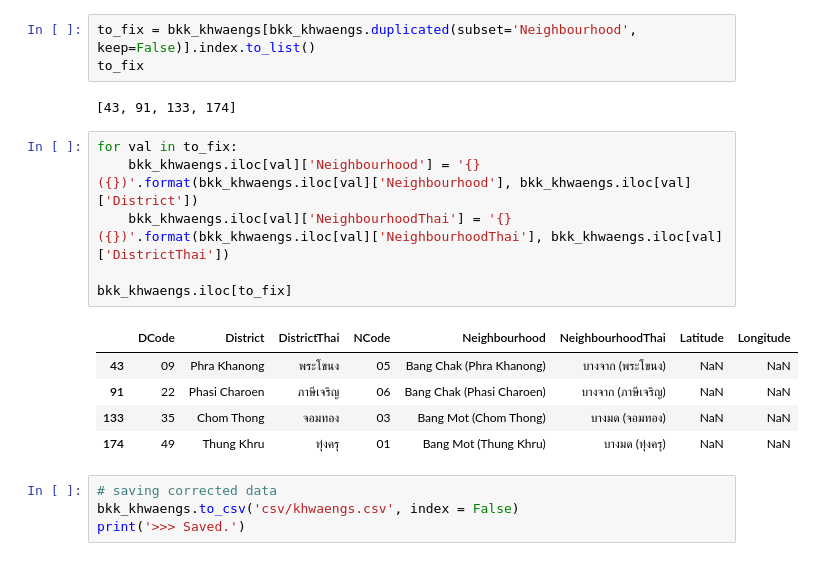
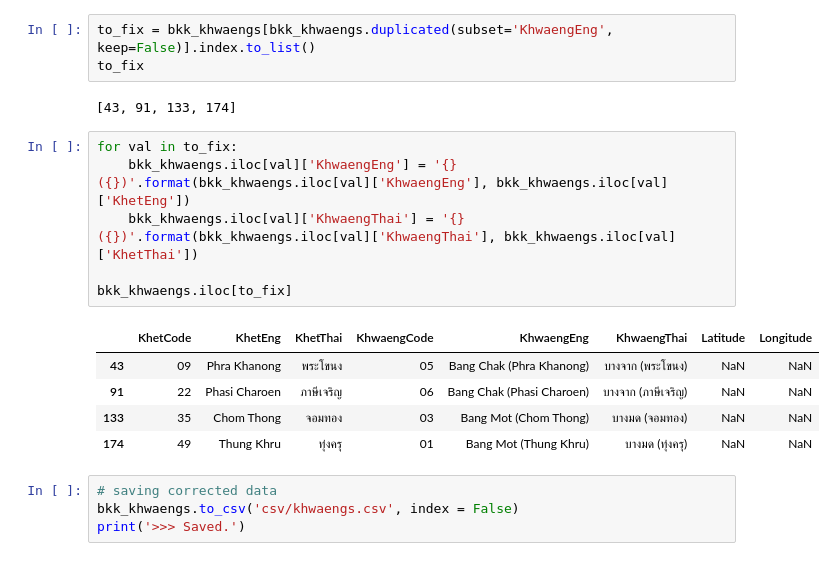
Before and after one commit to mislavskii/ibm-ds-pro-capstone, a Jupyter notebook: Bangkok-Khwaengs-Discover.ipynb, the cells around one changed output. Saved outputs shown, nothing was run; the diff lists cells and outputs as text.

```diff
--- a/Bangkok-Khwaengs-Discover.ipynb
+++ b/Bangkok-Khwaengs-Discover.ipynb
@@ -271,18 +271,18 @@ And indeed there are 2 pairs of same-name khwaengs belonging to different distri
 # %% [markdown]
 To resolve this issue, district name will have to be added to the neighbourhood name.
 # %%
-to_fix = bkk_khwaengs[bkk_khwaengs.duplicated(subset='Neighbourhood', keep=False)].index.to_list()
+to_fix = bkk_khwaengs[bkk_khwaengs.duplicated(subset='KhwaengEng', keep=False)].index.to_list()
 to_fix
 # %% [output]
 [43, 91, 133, 174]
 # %%
 for val in to_fix:
-    bkk_khwaengs.iloc[val]['Neighbourhood'] = '{} ({})'.format(bkk_khwaengs.iloc[val]['Neighbourhood'], bkk_khwaengs.iloc[val]['District'])
-    bkk_khwaengs.iloc[val]['NeighbourhoodThai'] = '{} ({})'.format(bkk_khwaengs.iloc[val]['NeighbourhoodThai'], bkk_khwaengs.iloc[val]['DistrictThai'])
+    bkk_khwaengs.iloc[val]['KhwaengEng'] = '{} ({})'.format(bkk_khwaengs.iloc[val]['KhwaengEng'], bkk_khwaengs.iloc[val]['KhetEng'])
+    bkk_khwaengs.iloc[val]['KhwaengThai'] = '{} ({})'.format(bkk_khwaengs.iloc[val]['KhwaengThai'], bkk_khwaengs.iloc[val]['KhetThai'])
 
 bkk_khwaengs.iloc[to_fix]
 # %% [output]
-|  | DCode | District | DistrictThai | NCode | Neighbourhood | NeighbourhoodThai | Latitude | Longitude |
+|  | KhetCode | KhetEng | KhetThai | KhwaengCode | KhwaengEng | KhwaengThai | Latitude | Longitude |
 | 43 | 09 | Phra Khanong | พระโขนง | 05 | Bang Chak (Phra Khanong) | บางจาก (พระโขนง) | NaN | NaN |
 | 91 | 22 | Phasi Charoen | ภาษีเจริญ | 06 | Bang Chak (Phasi Charoen) | บางจาก (ภาษีเจริญ) | NaN | NaN |
 | 133 | 35 | Chom Thong | จอมทอง | 03 | Bang Mot (Chom Thong) | บางมด (จอมทอง) | NaN | NaN |
```
Also changed, not shown: parts of 6 cells of this notebook, 4 other files.
